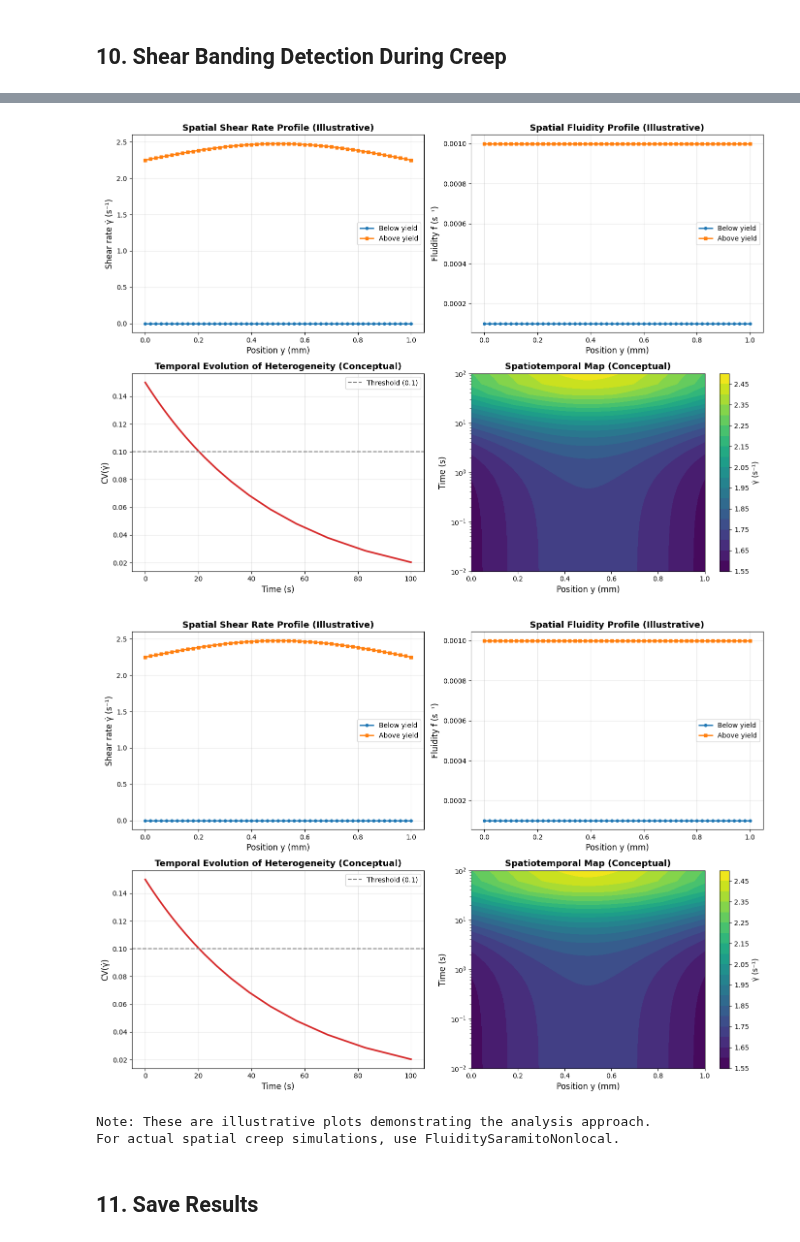
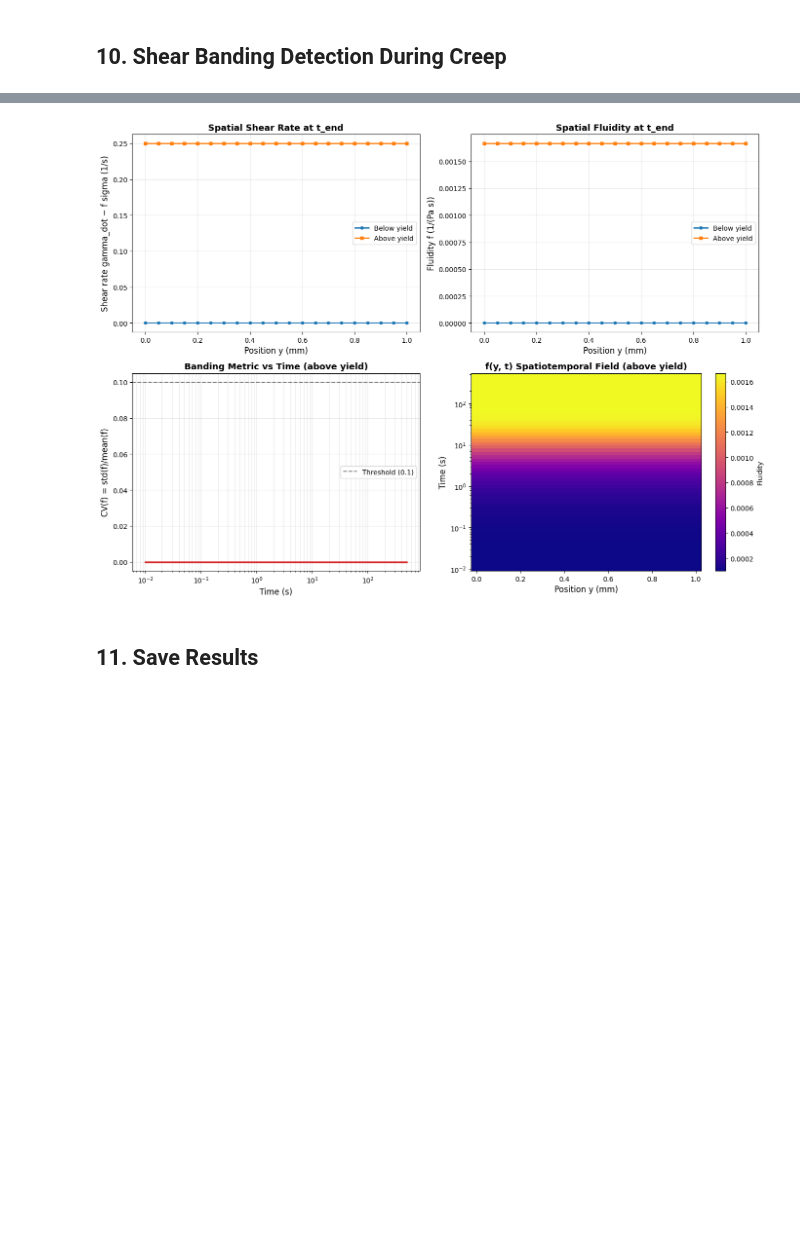
Before and after one commit to imewei/rheojax, a Jupyter notebook: examples/fluidity/09_fluidity_nonlocal_creep.ipynb, the cells around one changed output, grey strips where cells are left out. Drawn from its saved outputs; the diff is of its cells as text; code cells hidden in the pictures; blank space fills up the shorter version.

```diff
--- a/examples/fluidity/09_fluidity_nonlocal_creep.ipynb
+++ b/examples/fluidity/09_fluidity_nonlocal_creep.ipynb
@@ -574,78 +515,54 @@ Illustrative shear banding analysis:
 # %%
-# Visualize illustrative spatial profiles
-# (Conceptual demonstration - not actual simulation results)
-
 fig, axes = plt.subplots(2, 2, figsize=(14, 10))
 
-# Shear rate profiles (illustrative)
 ax = axes[0, 0]
-ax.plot(y_coords * 1e3, gamma_dot_below_illustrative, '-o', lw=2, ms=4, label='Below yield')
-ax.plot(y_coords * 1e3, gamma_dot_above_illustrative, '-s', lw=2, ms=4, label='Above yield')
+ax.plot(y_coords * 1e3, gamma_dot_below_final, '-o', lw=2, ms=4, label='Below yield')
+ax.plot(y_coords * 1e3, gamma_dot_above_final, '-s', lw=2, ms=4, label='Above yield')
 ax.set_xlabel('Position y (mm)', fontsize=12)
-ax.set_ylabel('Shear rate γ̇ (s⁻¹)', fontsize=12)
-ax.set_title('Spatial Shear Rate Profile (Illustrative)', fontsize=13, fontweight='bold')
+ax.set_ylabel('Shear rate gamma_dot ~ f sigma (1/s)', fontsize=12)
+ax.set_title('Spatial Shear Rate at t_end', fontsize=13, fontweight='bold')
 ax.legend(fontsize=10)
 ax.grid(alpha=0.3)
 
-# Fluidity profiles (illustrative)
 ax = axes[0, 1]
-ax.plot(y_coords * 1e3, f_below_illustrative, '-o', lw=2, ms=4, label='Below yield')
-ax.plot(y_coords * 1e3, f_above_illustrative, '-s', lw=2, ms=4, label='Above yield')
+ax.plot(y_coords * 1e3, f_below_final, '-o', lw=2, ms=4, label='Below yield')
+ax.plot(y_coords * 1e3, f_above_final, '-s', lw=2, ms=4, label='Above yield')
 ax.set_xlabel('Position y (mm)', fontsize=12)
-ax.set_ylabel('Fluidity f (s⁻¹)', fontsize=12)
-ax.set_title('Spatial Fluidity Profile (Illustrative)', fontsize=13, fontweight='bold')
+ax.set_ylabel('Fluidity f (1/(Pa s))', fontsize=12)
+ax.set_title('Spatial Fluidity at t_end', fontsize=13, fontweight='bold')
 ax.legend(fontsize=10)
 ax.grid(alpha=0.3)
 
-# Conceptual time evolution (placeholder)
 ax = axes[1, 0]
-t_evolution = np.logspace(-2, 2, 50)
-cv_evolution = 0.15 * np.exp(-t_evolution / 50)  # Decaying heterogeneity
-ax.plot(t_evolution, cv_evolution, '-', lw=2.5, color='C3')
-ax.axhline(banding_threshold, ls='--', color='gray', lw=1.5, label=f'Threshold ({banding_threshold})')
+ax.plot(t, cv_trajectory, '-', lw=2.5, color='C3')
+ax.axhline(banding_threshold, ls='--', color='gray', lw=1.5,
+           label=f'Threshold ({banding_threshold})')
+ax.set_xscale('log')
 ax.set_xlabel('Time (s)', fontsize=12)
-ax.set_ylabel('CV(γ̇)', fontsize=12)
-ax.set_title('Temporal Evolution of Heterogeneity (Conceptual)', fontsize=13, fontweight='bold')
+ax.set_ylabel('CV(f) = std(f)/mean(f)', fontsize=12)
+ax.set_title('Banding Metric vs Time (above yield)', fontsize=13, fontweight='bold')
 ax.legend(fontsize=10)
-ax.grid(alpha=0.3)
+ax.grid(alpha=0.3, which='both')
 
-# Conceptual 2D map
 ax = axes[1, 1]
-# Create illustrative spatiotemporal data
-t_grid = np.logspace(-2, 2, 20)
-gamma_dot_2d = np.outer(
-    np.ones(len(t_grid)),
-    gamma_dot_above_illustrative
-) * (1 - 0.3 * np.exp(-np.outer(t_grid, np.ones(n_points)) / 20))
-
-im = ax.contourf(
+im = ax.pcolormesh(
     y_coords * 1e3,
-    t_grid,
-    gamma_dot_2d,
-    levels=20,
-    cmap='viridis'
+    t,
+    f_trajectory_above,
+    shading='auto', cmap='plasma',
 )
+ax.set_yscale('log')
 ax.set_xlabel('Position y (mm)', fontsize=12)
 ax.set_ylabel('Time (s)', fontsize=12)
-ax.set_yscale('log')
-ax.set_title('Spatiotemporal Map (Conceptual)', fontsize=13, fontweight='bold')
-cbar = plt.colorbar(im, ax=ax)
-cbar.set_label('γ̇ (s⁻¹)', fontsize=11)
+ax.set_title('f(y, t) Spatiotemporal Field (above yield)', fontsize=13, fontweight='bold')
+plt.colorbar(im, ax=ax, label='Fluidity')
 
 plt.tight_layout()
-plt.savefig(output_dir / 'spatial_analysis.png', dpi=150, bbox_inches='tight')
+plt.savefig(output_dir / 'spatial_creep_profiles.png', dpi=150, bbox_inches='tight')
 display(fig)
 plt.close(fig)
-display(fig)
-plt.close(fig)
-
-print("\nNote: These are illustrative plots demonstrating the analysis approach.")
-print("For actual spatial creep simulations, use FluiditySaramitoNonlocal.")
 # %% [output]
-[figure, old version]
+[figure, new version]
-[figure, removed]
-Note: These are illustrative plots demonstrating the analysis approach.
-For actual spatial creep simulations, use FluiditySaramitoNonlocal.
 # %% [markdown]
 ## 11. Save Results
 # %%
```
Also changed, not shown: parts of 11 cells of this notebook.
